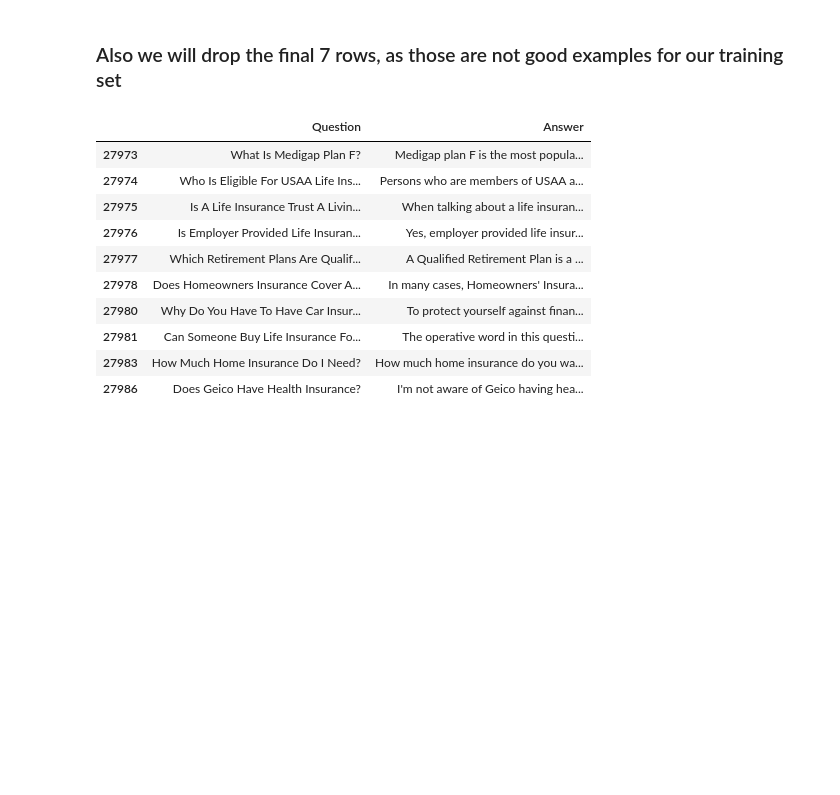
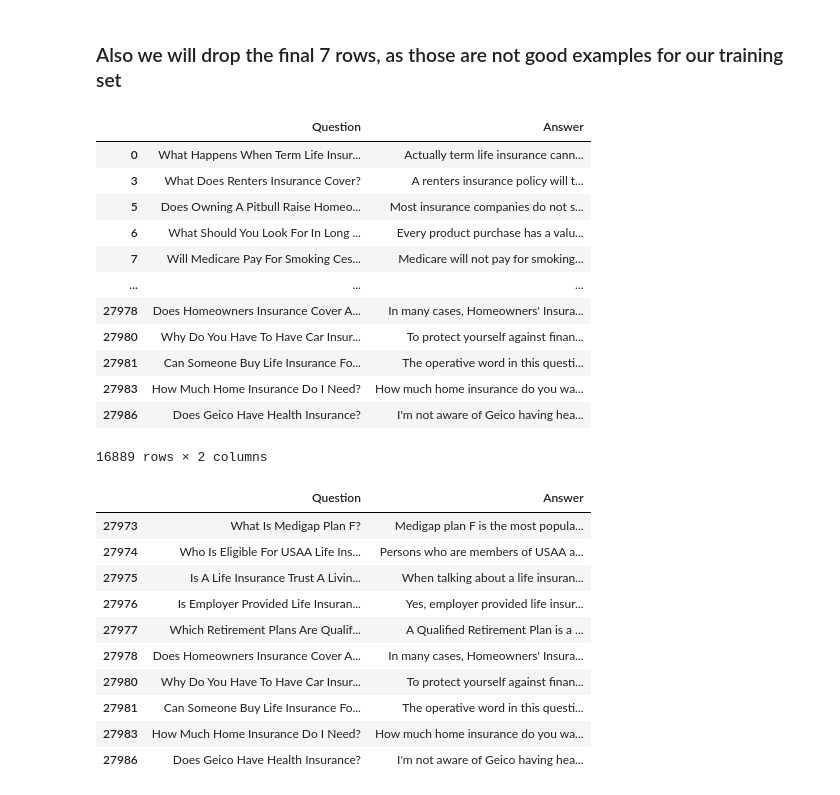
Before and after one commit to mihailosu/pmf-ir-qa-system, a Jupyter notebook: nlp_service/questions_training_set.ipynb, the cells around one changed output. Drawn from its saved outputs; the diff is of its cells as text; code cells hidden in the pictures; blank space fills up the shorter version.

```diff
--- a/nlp_service/questions_training_set.ipynb
+++ b/nlp_service/questions_training_set.ipynb
@@ -101,6 +103,22 @@ all_questions_unique.tail(20)
 ### Also we will drop the final 7 rows, as those are not good examples for our training set
 # %%
 all_questions_unique = all_questions_unique.drop(all_questions_unique.tail(7).index)
+# %%
+all_questions_unique
+# %% [output]
+|  | Question | Answer |
+| 0 | What Happens When Term Life Insur... | Actually term life insurance cann... |
+| 3 | What Does Renters Insurance Cover? | A renters insurance policy will t... |
+| 5 | Does Owning A Pitbull Raise Homeo... | Most insurance companies do not s... |
+| 6 | What Should You Look For In Long ... | Every product purchase has a valu... |
+| 7 | Will Medicare Pay For Smoking Ces... | Medicare will not pay for smoking... |
+| ... | ... | ... |
+| 27978 | Does Homeowners Insurance Cover A... | In many cases, Homeowners' Insura... |
+| 27980 | Why Do You Have To Have Car Insur... | To protect yourself against finan... |
+| 27981 | Can Someone Buy Life Insurance Fo... | The operative word in this questi... |
+| 27983 | How Much Home Insurance Do I Need? | How much home insurance do you wa... |
+| 27986 | Does Geico Have Health Insurance? | I'm not aware of Geico having hea... |
+16889 rows × 2 columns
 # %%
 all_questions_unique.tail(10)
 # %% [output]
```
Also changed, not shown: parts of 24 cells of this notebook, 3 other files.
